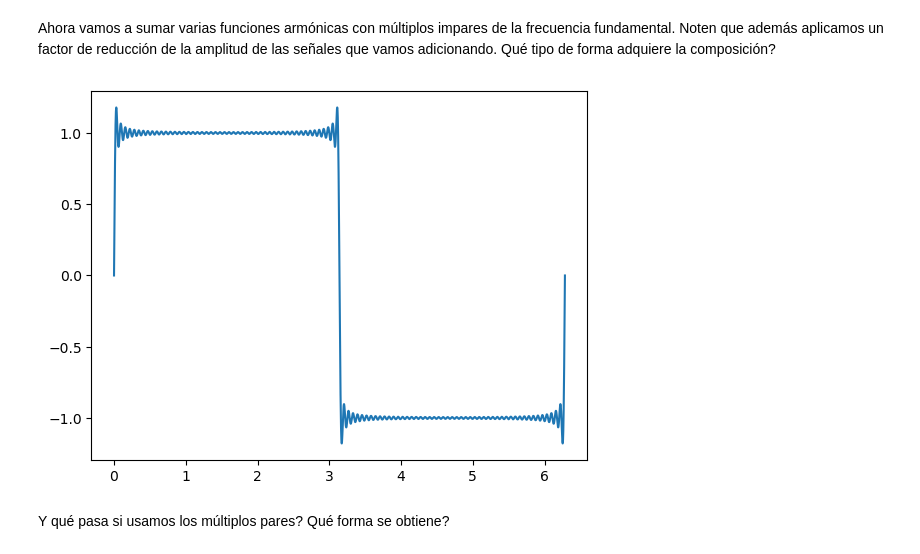
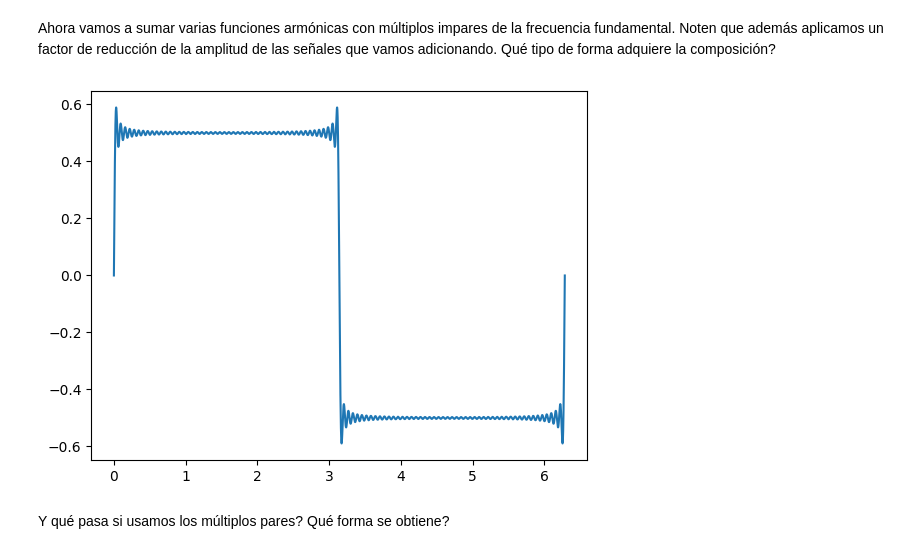
Before and after one commit to lmendezayl/modelado-continuo, a Jupyter notebook: laboratorios/nb10.Fourier.ipynb, the cells around one changed output. Saved outputs shown, nothing was run; the diff lists cells and outputs as text; code cells hidden in the pictures.

```diff
--- a/laboratorios/nb10.Fourier.ipynb
+++ b/laboratorios/nb10.Fourier.ipynb
@@ -135,17 +135,17 @@ Ahora vamos a sumar varias funciones armónicas con múltiplos impares de la fre
 # %%
 Nf = 100
 freqs = np.arange(1, Nf, 2)
 x = np.linspace(0, 2*np.pi, 10000)
 ys = np.empty((len(freqs), len(x)))
 for f in np.arange(len(freqs)):
-    y = 4/(np.pi*(freqs[f]))*np.sin(freqs[f]*x)
+    y = 2/(np.pi*(freqs[f]))*np.sin(freqs[f]*x)
     #plt.plot(x, y)
     ys[f] = y
 y_sum = np.sum(ys, axis=0)
 plt.plot(x, y_sum)
 plt.show()
 # %% [output]
-[figure, old version]
+[figure, new version]
 # %% [markdown]
 Y qué pasa si usamos los múltiplos pares? Qué forma se obtiene?
 # %%
```
Also changed, not shown: parts of 15 cells of this notebook, 1 other file.
